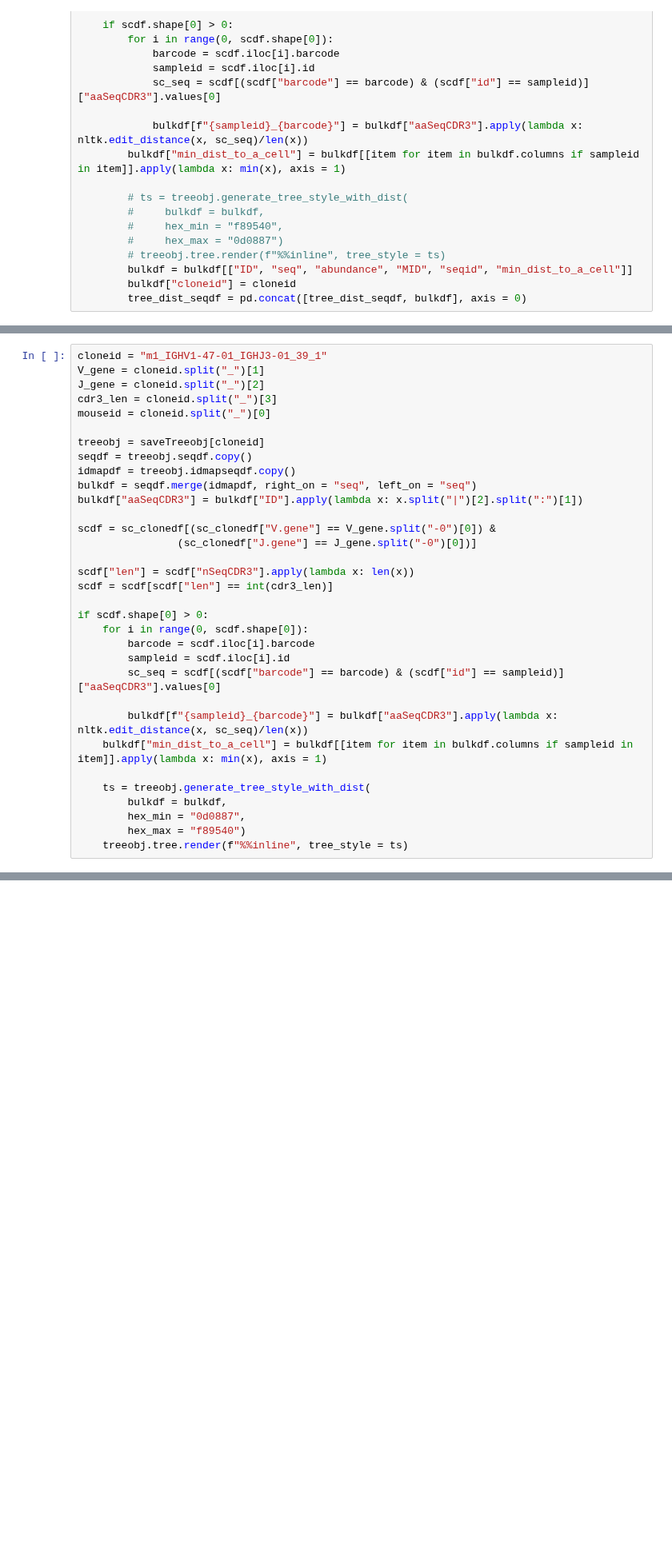
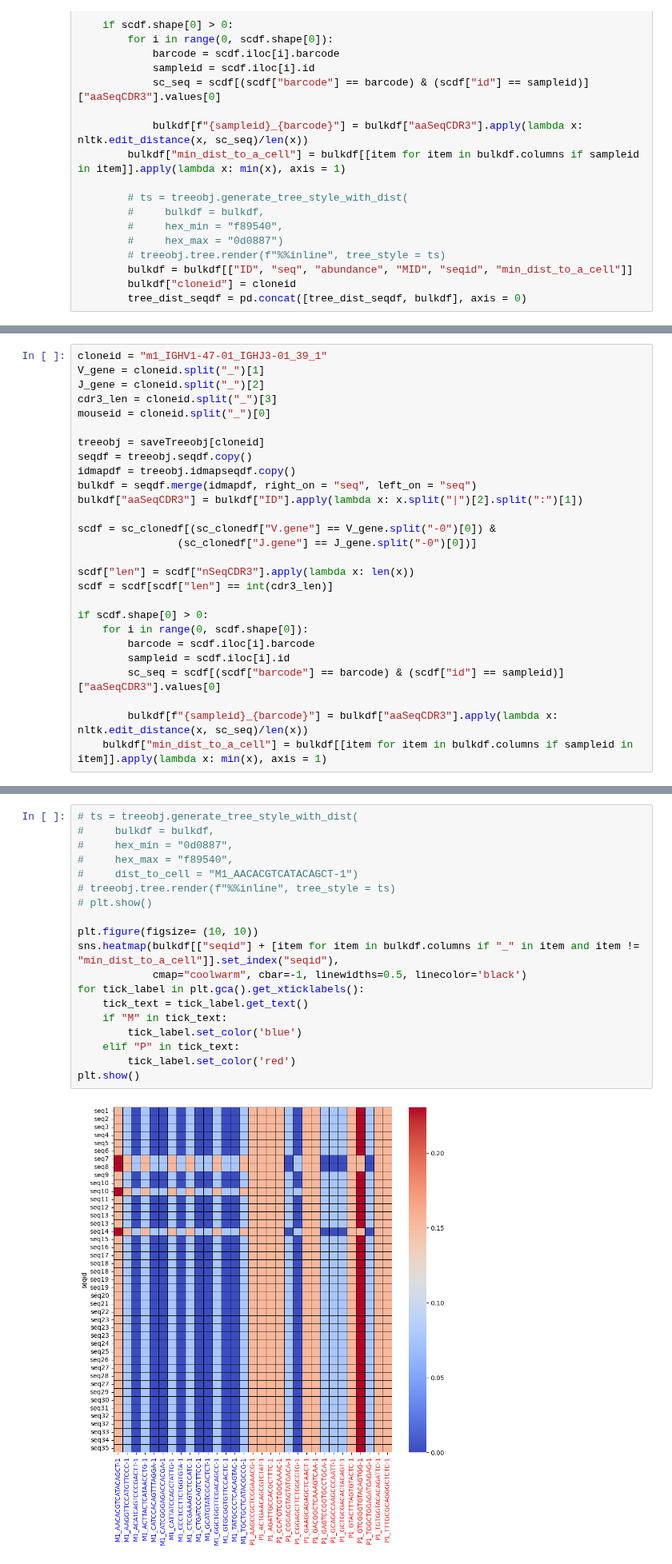
Before and after one commit to hieunguyen4193/sc_bulk_BCR_data_analysis, a Jupyter notebook: Tree06_single_cell_clones_and_bulk_trees_distance.ipynb, the cells around one changed output, grey strips where cells are left out. Shown at 80% size. Drawn from its saved outputs; the diff is of its cells as text; blank space fills up the shorter version.

```diff
--- a/Tree06_single_cell_clones_and_bulk_trees_distance.ipynb
+++ b/Tree06_single_cell_clones_and_bulk_trees_distance.ipynb
@@ -129,9 +145,3 @@ if scdf.shape[0] > 0:
 
         bulkdf[f"{sampleid}_{barcode}"] = bulkdf["aaSeqCDR3"].apply(lambda x: nltk.edit_distance(x, sc_seq)/len(x))
     bulkdf["min_dist_to_a_cell"] = bulkdf[[item for item in bulkdf.columns if sampleid in item]].apply(lambda x: min(x), axis = 1)
-
-    ts = treeobj.generate_tree_style_with_dist(
-        bulkdf = bulkdf,
-        hex_min = "0d0887",
-        hex_max = "f89540")
-    treeobj.tree.render(f"%%inline", tree_style = ts)
@@ -139,0 +148,21 @@ treeobj.tree.render(f"%%inline", tree_style = ts)
+# %%
+# ts = treeobj.generate_tree_style_with_dist(
+#     bulkdf = bulkdf,
+#     hex_min = "0d0887",
+#     hex_max = "f89540",
+#     dist_to_cell = "M1_AACACGTCATACAGCT-1")
+# treeobj.tree.render(f"%%inline", tree_style = ts)
+# plt.show()
+
+plt.figure(figsize= (10, 10))
+sns.heatmap(bulkdf[["seqid"] + [item for item in bulkdf.columns if "_" in item and item != "min_dist_to_a_cell"]].set_index("seqid"),
+            cmap="coolwarm", cbar=-1, linewidths=0.5, linecolor='black')
+for tick_label in plt.gca().get_xticklabels():
+    tick_text = tick_label.get_text()
+    if "M" in tick_text:
+        tick_label.set_color('blue')
+    elif "P" in tick_text:
+        tick_label.set_color('red')
+plt.show()
+# %% [output]
+[figure, added]
```
Also changed, not shown: parts of 2 cells of this notebook.
